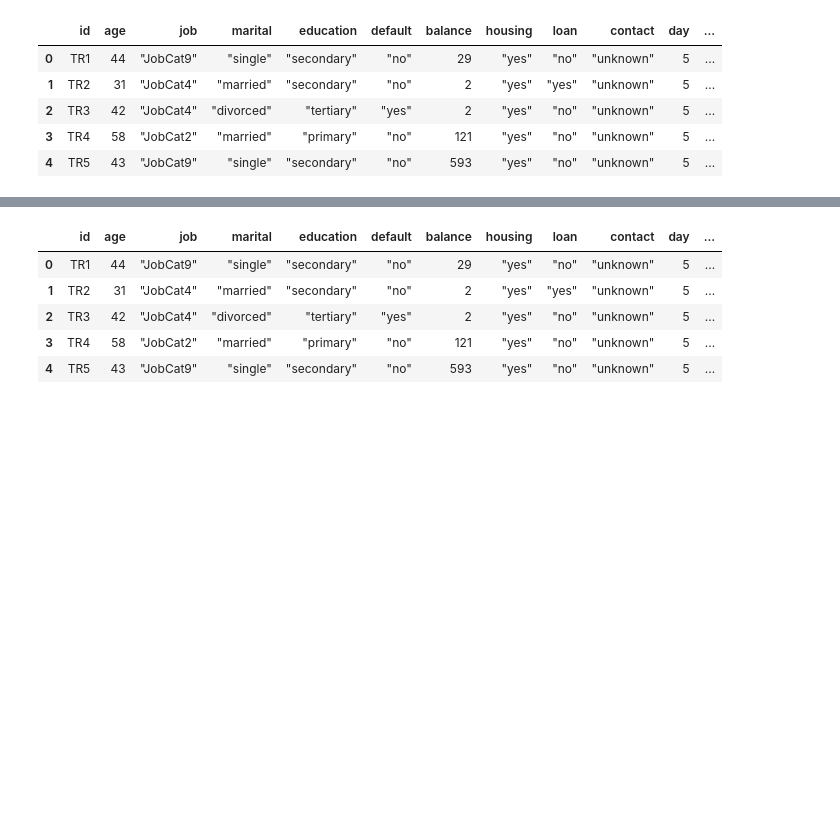
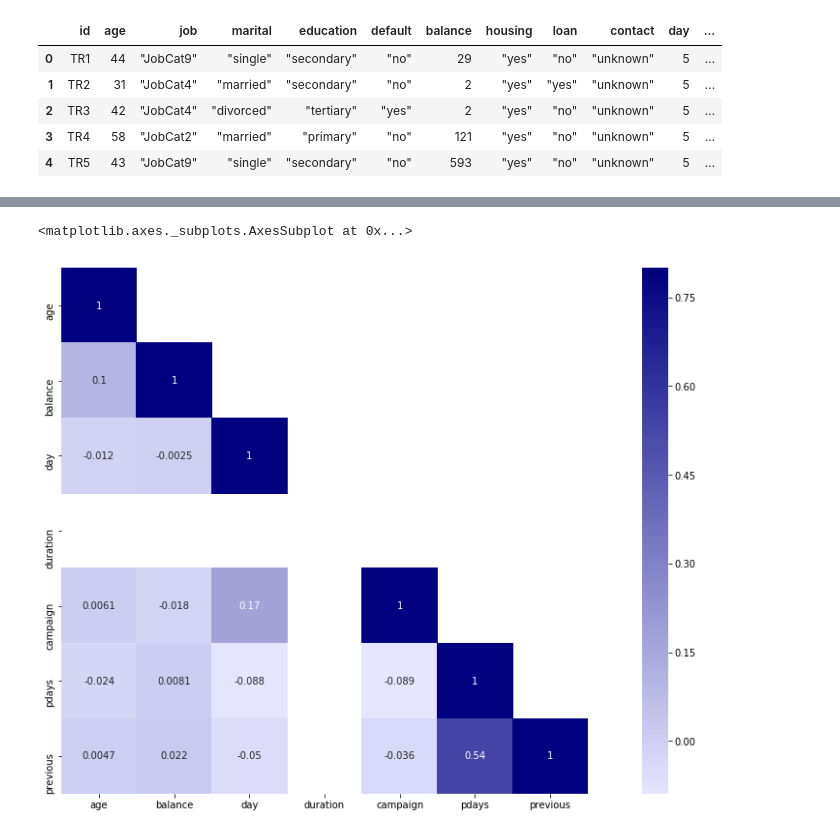
Before and after one commit to Machine-Learning-CA/Classifier, a Jupyter notebook: ML CA2 - Classifier - C14385336- C15765215.ipynb, the cells around one changed output, grey strips where cells are left out. Saved outputs shown, nothing was run; the diff lists cells and outputs as text; code cells hidden in the pictures; blank space fills up the shorter version.

```diff
--- a/ML CA2 - Classifier - C14385336- C15765215.ipynb
+++ b/ML CA2 - Classifier - C14385336- C15765215.ipynb
@@ -40,12 +50,3 @@ data.head()
 #     #print(re.search(expression,str(dataFeatures[rows])))
 # %%
 data.columns = ["id","age","job","marital","education","default","balance","housing","loan","contact","day","month","duration","campaign","pdays","previous","poutcome","y"]
-# %%
-data.head()
-# %% [output]
-|  | id | age | job | marital | education | default | balance | housing | loan | contact | day | ... |
-| 0 | TR1 | 44 | "JobCat9" | "single" | "secondary" | "no" | 29 | "yes" | "no" | "unknown" | 5 | ... |
-| 1 | TR2 | 31 | "JobCat4" | "married" | "secondary" | "no" | 2 | "yes" | "yes" | "unknown" | 5 | ... |
-| 2 | TR3 | 42 | "JobCat4" | "divorced" | "tertiary" | "yes" | 2 | "yes" | "no" | "unknown" | 5 | ... |
-| 3 | TR4 | 58 | "JobCat2" | "married" | "primary" | "no" | 121 | "yes" | "no" | "unknown" | 5 | ... |
-| 4 | TR5 | 43 | "JobCat9" | "single" | "secondary" | "no" | 593 | "yes" | "no" | "unknown" | 5 | ... |
@@ -51,0 +57,14 @@ data.head()
+# %%
+# Heatmap of the coeffecients
+# Shows how dependant each column is on each other
+# Needs the encoding above to work
+my_cmap = sn.light_palette("Navy", as_cmap=True)
+corrMatt = data.corr()
+mask = np.array(corrMatt)
+mask[np.tril_indices_from(mask)] = False
+fig,ax= plt.subplots()
+fig.set_size_inches(20,10)
+sn.heatmap(corrMatt, mask=mask,vmax=.8, square=True,annot=True,cmap=my_cmap)
+# %% [output]
+<matplotlib.axes._subplots.AxesSubplot at 0x...>
+[figure, added]
```
Also changed, not shown: parts of 6 cells of this notebook.
